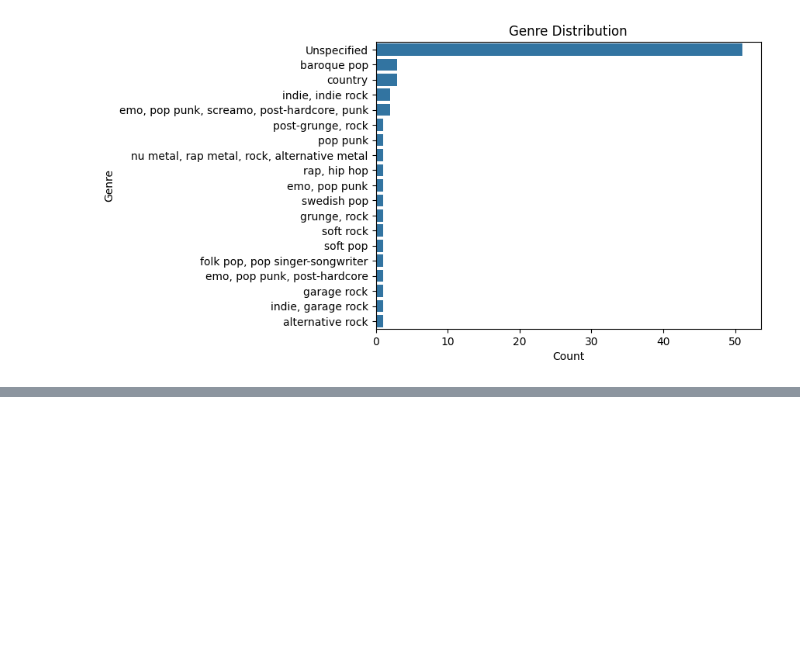
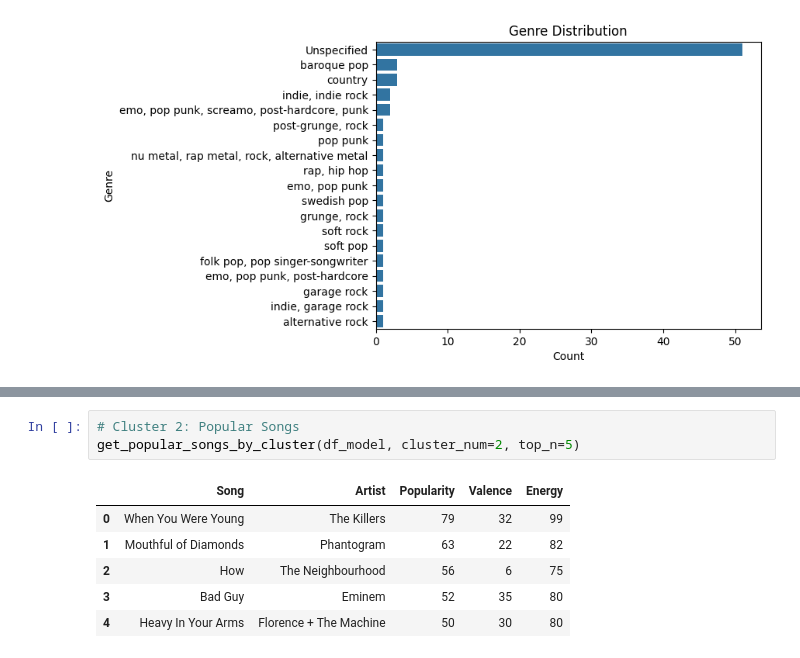
Before and after one commit to kaseymallette/playlist-analysis, a Jupyter notebook: analysis.ipynb, the cells around one changed output, grey strips where cells are left out. Drawn from its saved outputs; the diff is of its cells as text; blank space fills up the shorter version.

```diff
--- a/analysis.ipynb
+++ b/analysis.ipynb
@@ -234,0 +266,10 @@ plt.show()
+# %%
+# Cluster 2: Popular Songs
+get_popular_songs_by_cluster(df_model, cluster_num=2, top_n=5)
+# %% [output]
+|  | Song | Artist | Popularity | Valence | Energy |
+| 0 | When You Were Young | The Killers | 79 | 32 | 99 |
+| 1 | Mouthful of Diamonds | Phantogram | 63 | 22 | 82 |
+| 2 | How | The Neighbourhood | 56 | 6 | 75 |
+| 3 | Bad Guy | Eminem | 52 | 35 | 80 |
+| 4 | Heavy In Your Arms | Florence + The Machine | 50 | 30 | 80 |
```
Also changed, not shown: parts of 16 cells of this notebook, 6 other files.
